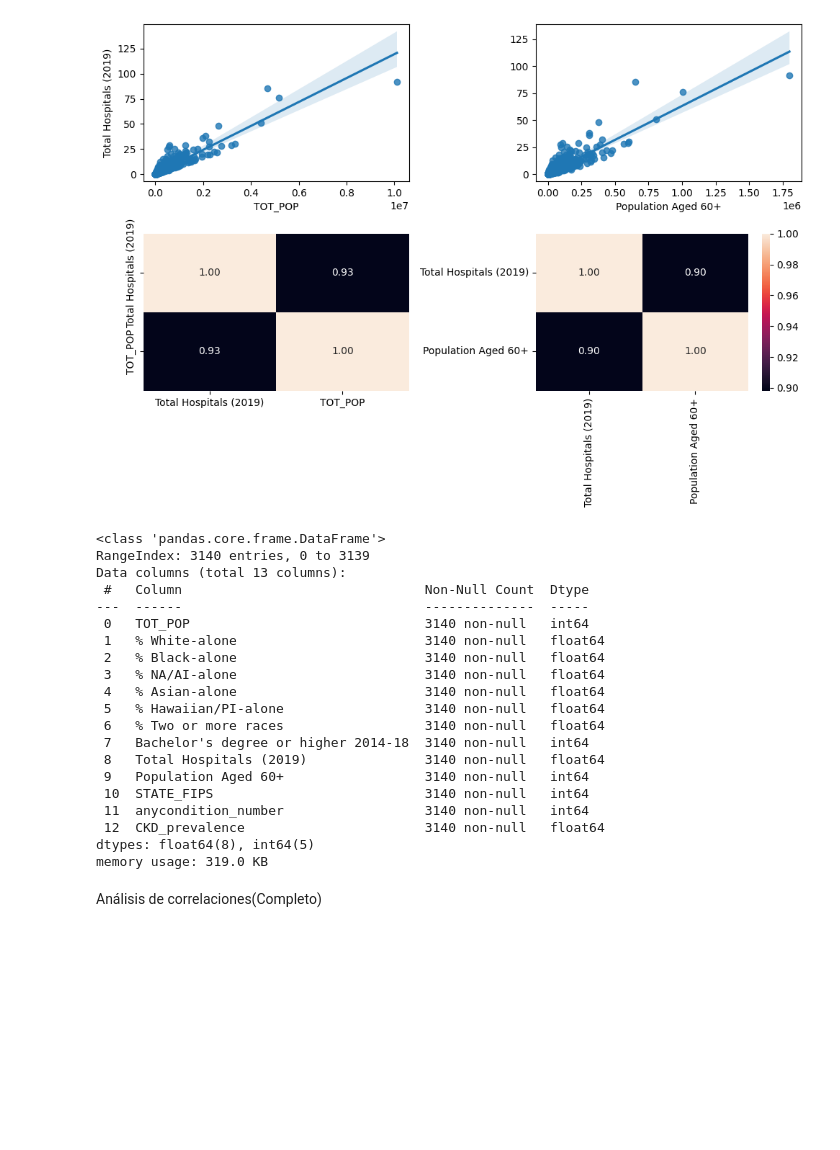
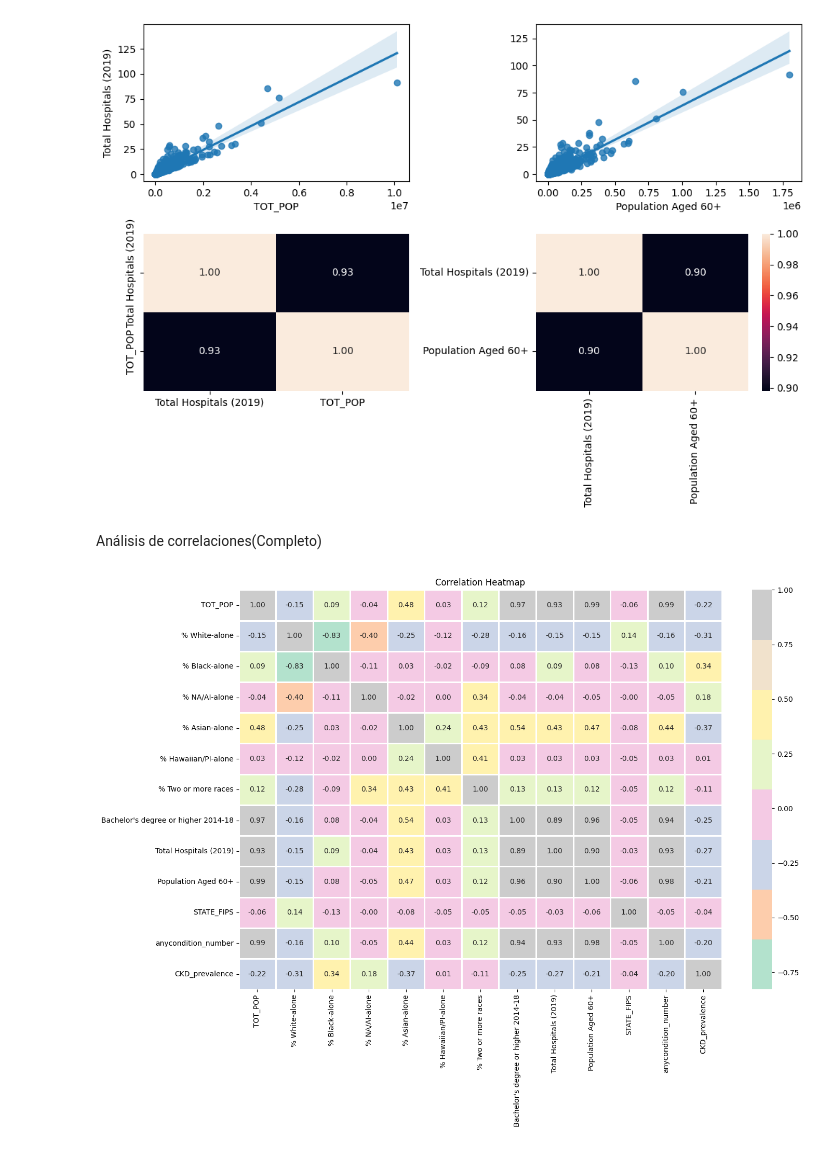
Before and after one commit to 4GeeksAcademy/Reg_Lineal_Reg, a Jupyter notebook: src/explore.ipynb, the cells around one changed output. Cells and saved outputs as stored; diff of their text form; code cells hidden in the pictures; blank space fills up the shorter version.

```diff
--- a/src/explore.ipynb
+++ b/src/explore.ipynb
@@ -117,28 +117,13 @@ plt.tight_layout()
 plt.show()
 # %% [output]
 [figure]
-# %%
-total_data.info(verbose=True, show_counts=True)
-# %% [output]
-<class 'pandas.core.frame.DataFrame'>
-RangeIndex: 3140 entries, 0 to 3139
-Data columns (total 13 columns):
- #   Column                               Non-Null Count  Dtype
----  ------                               --------------  -----
- 0   TOT_POP                              3140 non-null   int64
- 1   % White-alone                        3140 non-null   float64
- 2   % Black-alone                        3140 non-null   float64
- 3   % NA/AI-alone                        3140 non-null   float64
- 4   % Asian-alone                        3140 non-null   float64
- 5   % Hawaiian/PI-alone                  3140 non-null   float64
- 6   % Two or more races                  3140 non-null   float64
- 7   Bachelor's degree or higher 2014-18  3140 non-null   int64
- 8   Total Hospitals (2019)               3140 non-null   float64
- 9   Population Aged 60+                  3140 non-null   int64
- 10  STATE_FIPS                           3140 non-null   int64
- 11  anycondition_number                  3140 non-null   int64
- 12  CKD_prevalence                       3140 non-null   float64
-dtypes: float64(8), int64(5)
-memory usage: 319.0 KB
 # %% [markdown]
 Análisis de correlaciones(Completo)
+# %%
+plt.figure(figsize=(15, 10))
+sns.heatmap(total_data.corr(), annot=True, fmt='.2f', cmap='Pastel2', linewidths=2)
+
+plt.title('Correlation Heatmap')
+plt.show()
+# %% [output]
+[figure, added]
```
Also changed, not shown: parts of 22 cells of this notebook, 4 other files.
